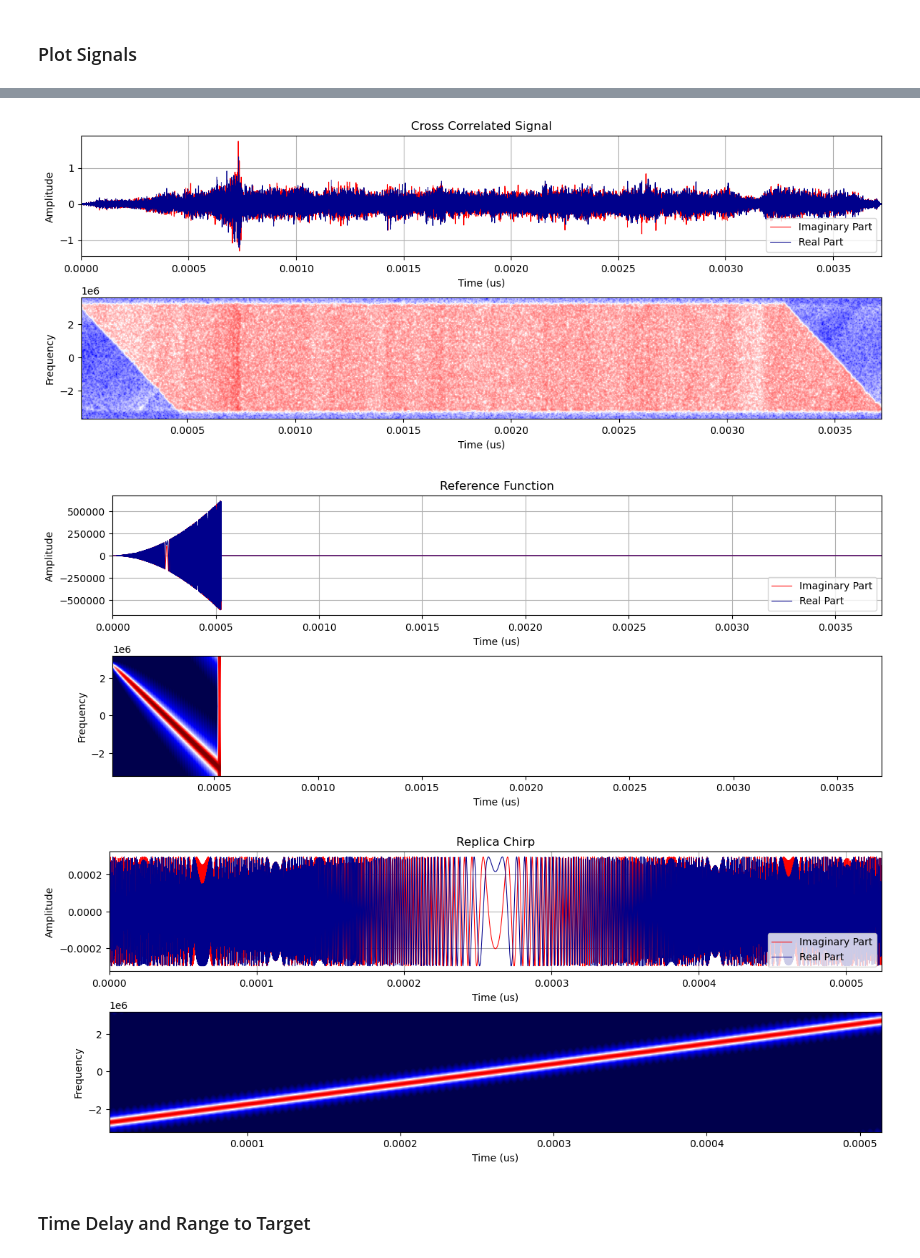
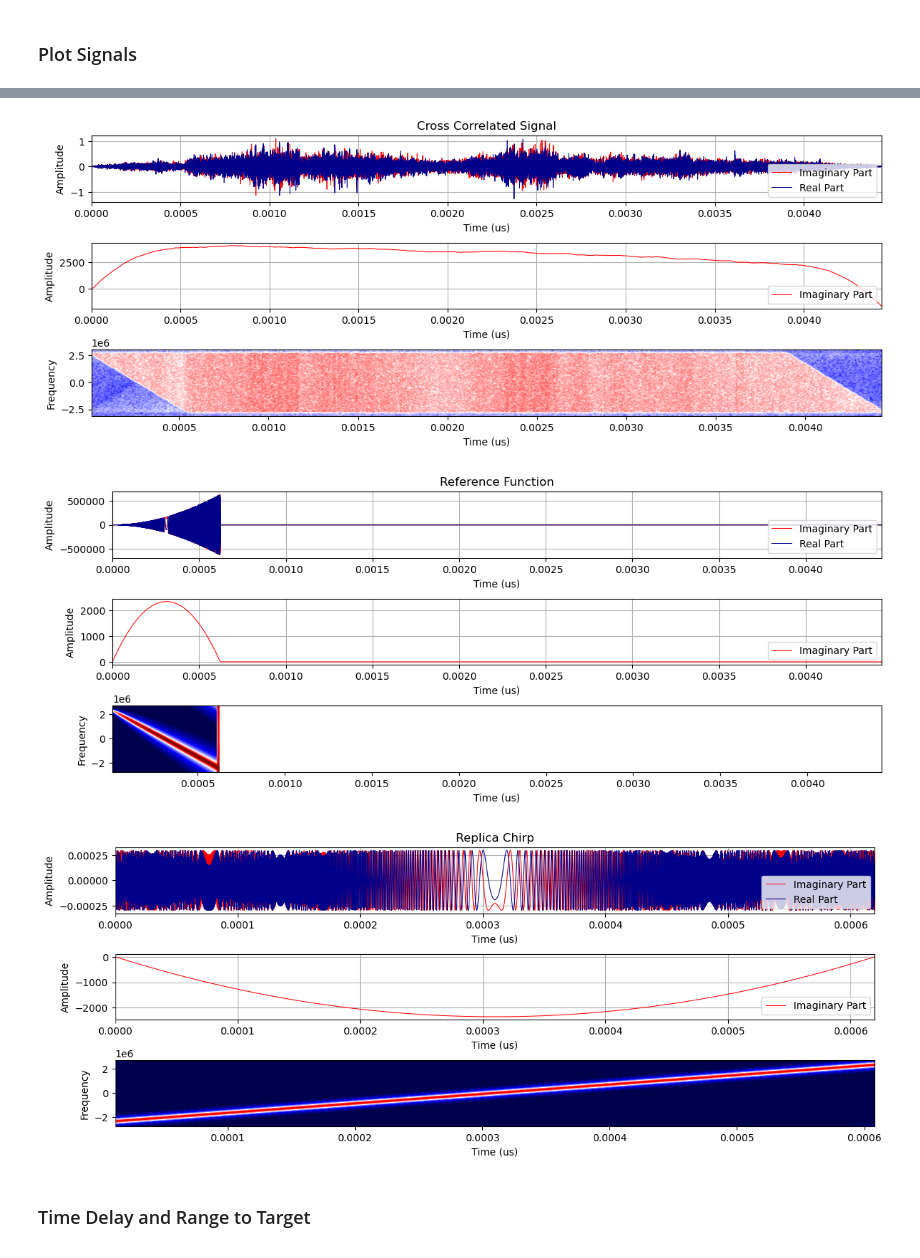
Before and after one commit to AndrewPlayer3/sar_processing, a Jupyter notebook: s1_level0/save_signals.ipynb, the cells around one changed output, grey strips where cells are left out. Cells and saved outputs as stored; diff of their text form; code cells hidden in the pictures.

Commit message:
add phase to plots

```diff
--- a/s1_level0/save_signals.ipynb
+++ b/s1_level0/save_signals.ipynb
@@ -24,7 +24,7 @@ def plot_signal(signal, title=""):
 
 def plot_signal_components(signal, start_time, end_time, scale=(None, None), fft_size=128, sample_rate=3*1e+8, title="", size=(6, 12)):
     t = np.linspace(start_time, end_time, signal.shape[0])
-    fig, (ax1, ax2) = plt.subplots(2, 1, figsize=(size[1], size[0]))
+    fig, (ax1, ax2, ax3) = plt.subplots(3, 1, figsize=(size[1], size[0]))
     ax1.plot(t, signal.imag, linewidth=0.75, label='Imaginary Part', color="red")
     ax1.plot(t, signal.real, linewidth=0.75, label='Real Part', color="darkblue")
     ax1.set_title(title)
@@ -33,12 +33,18 @@ def plot_signal_components(signal, start_time, end_time, scale=(None, None), fft
     ax1.legend(loc="lower right")
     ax1.grid(True)
     ax1.set_xlim([t[0], t[-1]])
+    ax2.plot(t, np.unwrap(np.angle(signal)), linewidth=0.75, label='Imaginary Part', color="red")
+    ax2.set_xlabel("Time (us)")
+    ax2.set_ylabel("Amplitude")
+    ax2.legend(loc="lower right")
+    ax2.grid(True)
+    ax2.set_xlim([t[0], t[-1]])
     if scale is not None:
-        ax2.specgram(signal, NFFT=fft_size, Fs=sample_rate, noverlap=fft_size-1, cmap='seismic', vmin=scale[0], vmax=scale[1])
+        ax3.specgram(signal, NFFT=fft_size, Fs=sample_rate, noverlap=fft_size-1, cmap='seismic', vmin=scale[0], vmax=scale[1])
     else:
-        ax2.specgram(signal, NFFT=fft_size, Fs=sample_rate, noverlap=fft_size-1, cmap='seismic')
-    ax2.set_xlabel("Time (us)")
-    ax2.set_ylabel("Frequency")
+        ax3.specgram(signal, NFFT=fft_size, Fs=sample_rate, noverlap=fft_size-1, cmap='seismic')
+    ax3.set_xlabel("Time (us)")
+    ax3.set_ylabel("Frequency")
     plt.tight_layout()
     plt.subplots_adjust(top=0.75)
     plt.show()
@@ -116,7 +122,7 @@ def get_nth_packet(filename, n):
 ### Get Signals
 # %%
 filename = '../../sentinel1_decode/data/sample/sample.dat'
-packet = get_nth_packet(filename, 0)
+packet = get_nth_packet(filename, 1000)
 signal = packet.get_complex_samples()[0]
 replica = get_replica_chirp(packet)
 reference_function = get_reference_function(replica, signal.shape[0])
@@ -135,6 +141,8 @@ save_to_cf32(cross_correlated, 'cross_correlated.cf32')
 # %%
 pop_out_plots = False
 if pop_out_plots:
+
+
     %matplotlib qt
 else:
     %matplotlib inline
@@ -153,7 +161,7 @@ fft_size = 128
 sample_rate = signal.shape[0] / sampling_window_length
 
 plot_signal_components(signal, 0, sampling_window_length, scale=(-100, 0), fft_size=fft_size, sample_rate=sample_rate, title="Received Signal")
-plot_signal_components(np.abs(pulse_compressed), 0, sampling_window_length, scale=(-5, 175), fft_size=fft_size, sample_rate=sample_rate, title="Pulse Compressed Signal")
+plot_signal_components(pulse_compressed, 0, sampling_window_length, scale=(-5, 175), fft_size=fft_size, sample_rate=sample_rate, title="Pulse Compressed Signal")
 plot_signal_components(cross_correlated, 0, sampling_window_length, scale=(-200, 0), fft_size=fft_size, sample_rate=cross_correlated.shape[0]/sampling_window_length, title="Cross Correlated Signal")
 plot_signal_components(reference_function, 0, sampling_window_length, scale=(-50, 50), fft_size=fft_size, sample_rate=sample_rate, title="Reference Function")
 plot_signal_components(replica, 0, pulse_length, scale=(-200, -100), fft_size=fft_size, sample_rate=(replica.shape[0]/pulse_length), title="Replica Chirp")
@@ -163,6 +171,6 @@ plot_signal_components(replica, 0, pulse_length, scale=(-200, -100), fft_size=ff
-[figure, old version]
+[figure, new version]
-[figure, old version]
+[figure, new version]
-[figure, old version]
+[figure, new version]
 # %% [markdown]
 ### Time Delay and Range to Target
 # %%
```
Also changed, not shown: parts of 1 cell of this notebook.
